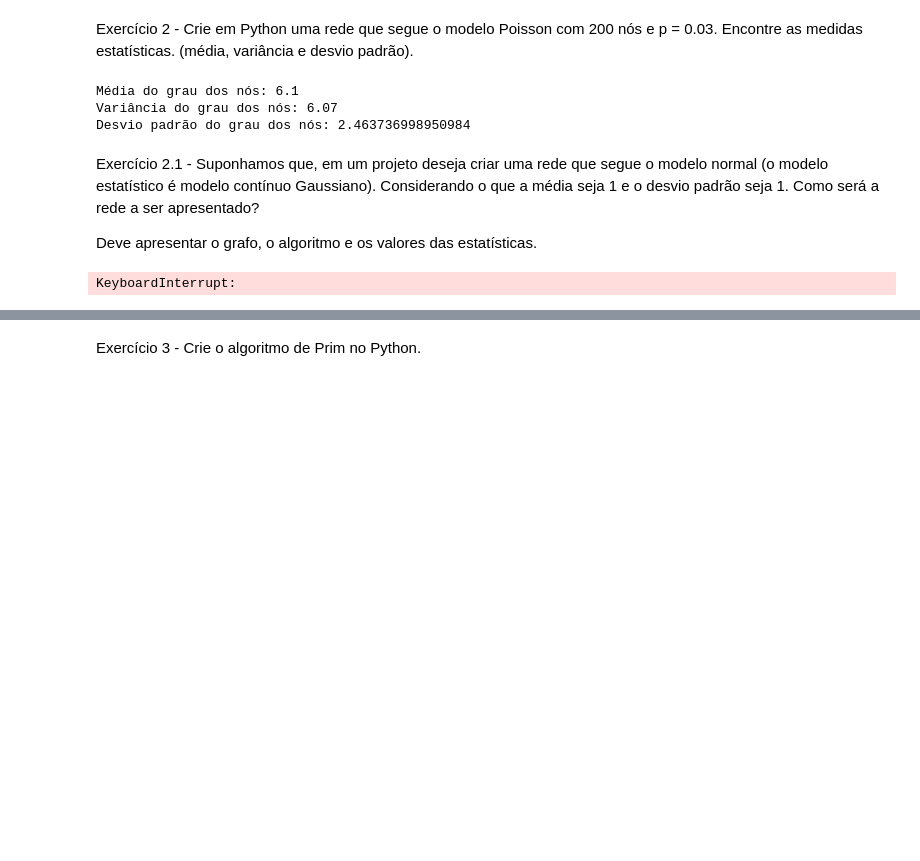
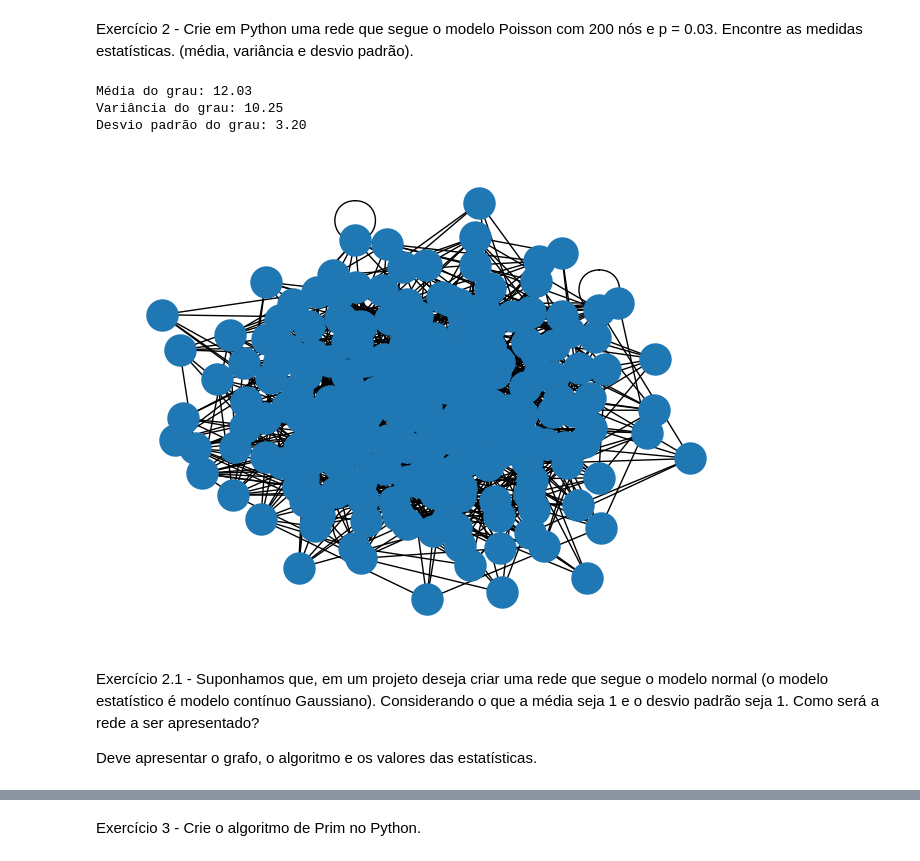
Before and after one commit to HigorG26/college-graph-exercises, a Jupyter notebook: AC4/AC.ipynb, the cells around one changed output, grey strips where cells are left out. Drawn from its saved outputs; the diff is of its cells as text; code cells hidden in the pictures; blank space fills up the shorter version.

```diff
--- a/AC4/AC.ipynb
+++ b/AC4/AC.ipynb
@@ -85,64 +85,31 @@ Exercício 2 - Crie em Python uma rede que segue o modelo Poisson com 200 nós e
 # %%
 import networkx as nx
 import numpy as np
+N = 200
+p = 0.03
+G = nx.Graph()
+G.add_nodes_from(range(N))
+for node1 in G.nodes():
+    for node2 in G.nodes():
+        r = np.random.poisson(p)
+        if r > p:
+            G.add_edge(node1,node2)
 
-n= 200
-p = 0.03
+degrees = [G.degree(node) for node in G.nodes()]
+mean_degree = np.mean(degrees)
+variance_degree = np.var(degrees)
+std_deviation_degree = np.std(degrees)
 
-graph = nx.erdos_renyi_graph(n, p)
-
-degree_sequence = [graph.degree(node) for node in graph.nodes()]
-
-mean_degree = np.mean(degree_sequence)
-variance_degree = np.var(degree_sequence)
-std_deviation_degree = np.std(degree_sequence)
-
-print(f"Média do grau dos nós: {mean_degree}")
-print(f"Variância do grau dos nós: {variance_degree}")
-print(f"Desvio padrão do grau dos nós: {std_deviation_degree}")
+print(f"Média do grau: {mean_degree:.2f}")
+print(f"Variância do grau: {variance_degree:.2f}")
+print(f"Desvio padrão do grau: {std_deviation_degree:.2f}")
+nx.draw(G, node_size=500, edge_color="black")
 # %% [output]
-Média do grau dos nós: 6.1
-Variância do grau dos nós: 6.07
-Desvio padrão do grau dos nós: 2.463736998950984
+Média do grau: 12.03
+Variância do grau: 10.25
+Desvio padrão do grau: 3.20
+[figure, added]
 # %% [markdown]
 Exercício 2.1 - Suponhamos que, em um projeto deseja criar uma rede que segue o modelo normal (o modelo estatístico é modelo contínuo Gaussiano). Considerando o que a média seja 1 e o desvio padrão seja 1. Como será a rede a ser apresentado?
 
 Deve apresentar o grafo, o algoritmo e os valores das estatísticas.
-# %%
-import networkx as nx
-import numpy as np
-import matplotlib.pyplot as plt
-
-n = 200
-
-graph = nx.Graph()
-
-graph.add_nodes_from(range(1, n+1))
-
-
-media = 1
-desvio_padrao = 1
-
-
-for node1 in graph.nodes():
-    for node2 in graph.nodes():
-        if node1 < node2:
-            weight = np.random.normal(media, desvio_padrao)
-            graph.add_edge(node1, node2, weight=weight)
-
-pos = nx.spring_layout(graph, seed=42)
-nx.draw(graph, pos, with_labels=False, node_size=10, width=0.5, edge_cmap=plt.cm.Blues)
-nx.draw_networkx_edge_labels(graph, pos)
-plt.title("Rede Ponderada com Pesos Normalmente Distribuídos")
-plt.show()
-
-edge_weights = [d['weight'] for n1, n2, d in graph.edges(data=True)]
-mean_weight = np.mean(edge_weights)
-variance_weight = np.var(edge_weights)
-std_deviation_weight = np.std(edge_weights)
-
-print(f"Média dos pesos das arestas: {mean_weight:.2f}")
-print(f"Variância dos pesos das arestas: {variance_weight:.2f}")
-print(f"Desvio padrão dos pesos das arestas: {std_deviation_weight:.2f}")
-# %% [output]
-KeyboardInterrupt:
```
Also changed, not shown: parts of 3 cells of this notebook, 1 other file.
